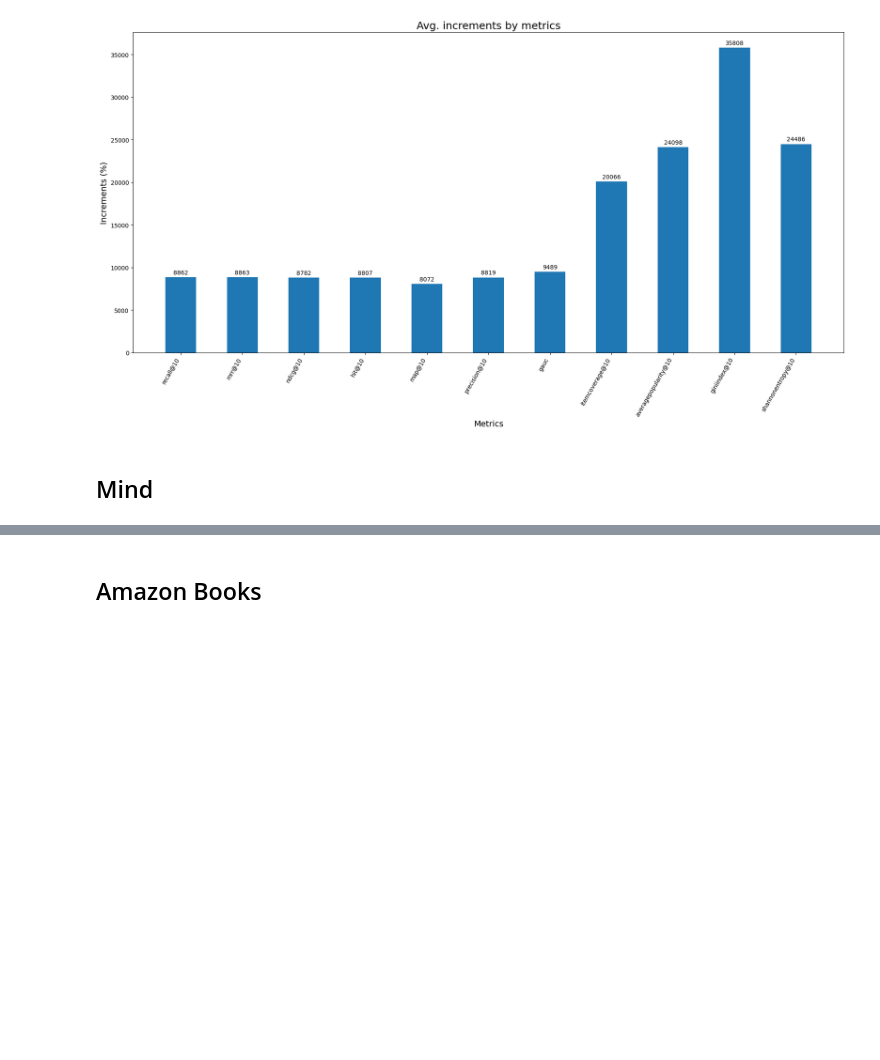
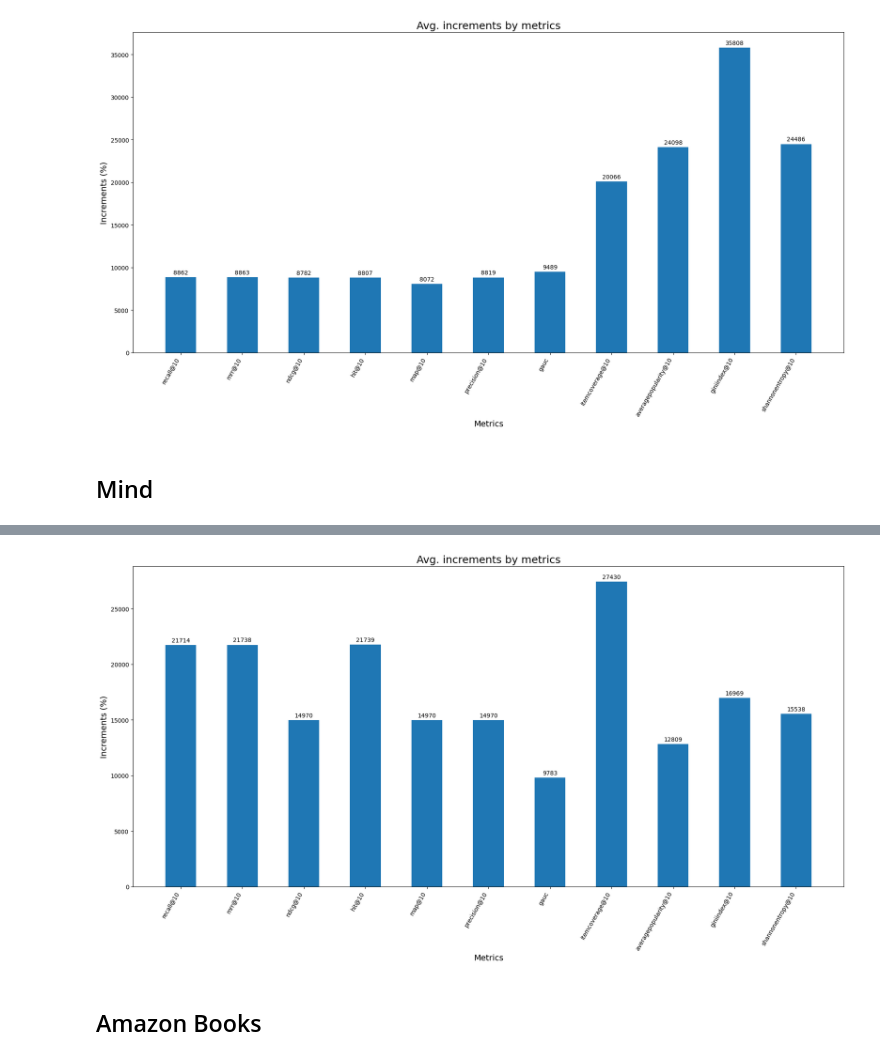
Before and after one commit to Fonty02/Tesi, a Jupyter notebook: notebooks/tuning-results.ipynb, the cells around one changed output, grey strips where cells are left out. Drawn from its saved outputs; the diff is of its cells as text; code cells hidden in the pictures; blank space fills up the shorter version.

```diff
--- a/notebooks/tuning-results.ipynb
+++ b/notebooks/tuning-results.ipynb
@@ -250,3 +289,7 @@ plot_increments(best)
+# %%
+plot_increments(best)
+# %% [output]
+[figure, added]
 # %% [markdown]
 ## Amazon Books
 # %%
```
Also changed, not shown: parts of 6 cells of this notebook, 1 other file.
